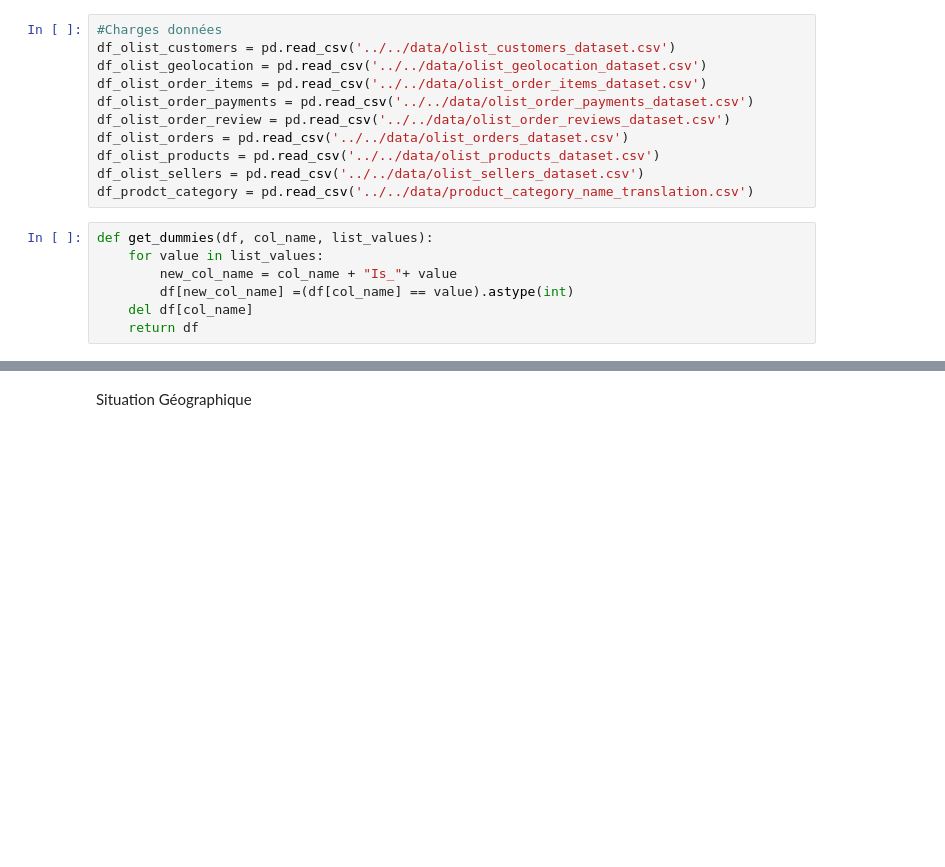
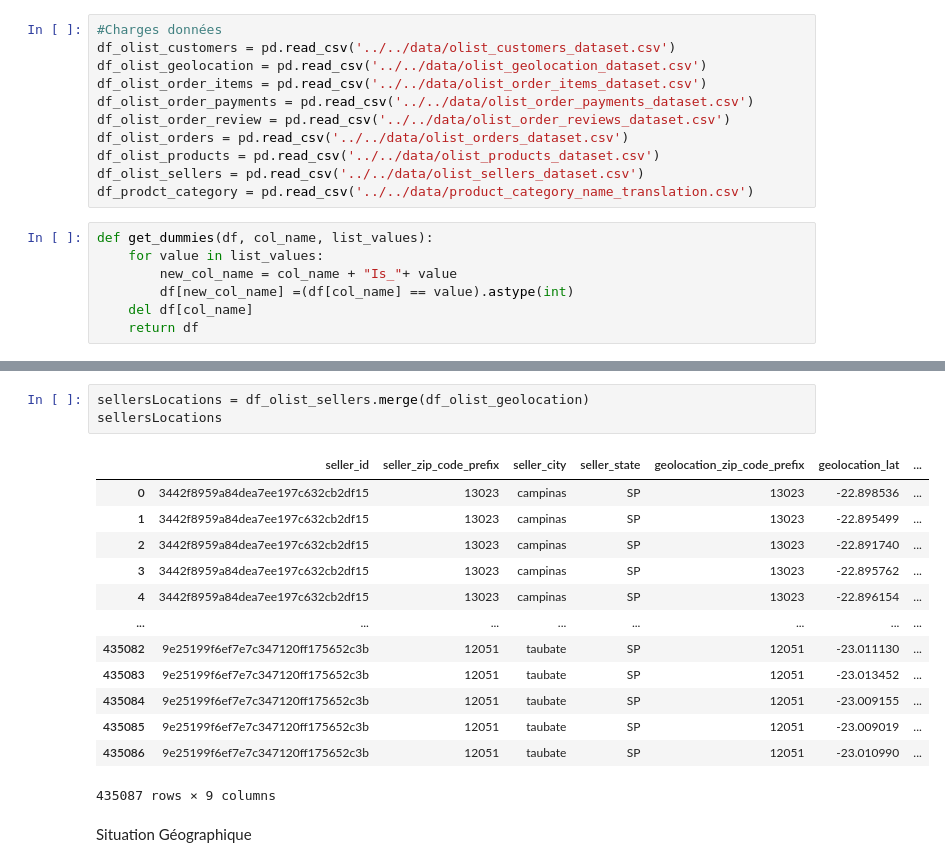
Before and after one commit to Grandpied33/OlistKaggle, a Jupyter notebook: src/Notebooks/OlistDataSeller.ipynb, the cells around one changed output, grey strips where cells are left out. Cells and saved outputs as stored; diff of their text form; blank space fills up the shorter version.

```diff
--- a/src/Notebooks/OlistDataSeller.ipynb
+++ b/src/Notebooks/OlistDataSeller.ipynb
@@ -56,3 +41,20 @@ TypeError: '<' not supported between instances of 'str' and 'int'
+# %%
+sellersLocations = df_olist_sellers.merge(df_olist_geolocation)
+sellersLocations
+# %% [output]
+|  | seller_id | seller_zip_code_prefix | seller_city | seller_state | geolocation_zip_code_prefix | geolocation_lat | ... |
+| 0 | 3442f8959a84dea7ee197c632cb2df15 | 13023 | campinas | SP | 13023 | -22.898536 | ... |
+| 1 | 3442f8959a84dea7ee197c632cb2df15 | 13023 | campinas | SP | 13023 | -22.895499 | ... |
+| 2 | 3442f8959a84dea7ee197c632cb2df15 | 13023 | campinas | SP | 13023 | -22.891740 | ... |
+| 3 | 3442f8959a84dea7ee197c632cb2df15 | 13023 | campinas | SP | 13023 | -22.895762 | ... |
+| 4 | 3442f8959a84dea7ee197c632cb2df15 | 13023 | campinas | SP | 13023 | -22.896154 | ... |
+| ... | ... | ... | ... | ... | ... | ... | ... |
+| 435082 | 9e25199f6ef7e7c347120ff175652c3b | 12051 | taubate | SP | 12051 | -23.011130 | ... |
+| 435083 | 9e25199f6ef7e7c347120ff175652c3b | 12051 | taubate | SP | 12051 | -23.013452 | ... |
+| 435084 | 9e25199f6ef7e7c347120ff175652c3b | 12051 | taubate | SP | 12051 | -23.009155 | ... |
+| 435085 | 9e25199f6ef7e7c347120ff175652c3b | 12051 | taubate | SP | 12051 | -23.009019 | ... |
+| 435086 | 9e25199f6ef7e7c347120ff175652c3b | 12051 | taubate | SP | 12051 | -23.010990 | ... |
+435087 rows × 9 columns
 # %% [markdown]
 Situation Géographique
 # %%
```
Also changed, not shown: parts of 11 cells of this notebook, 4 other files.
